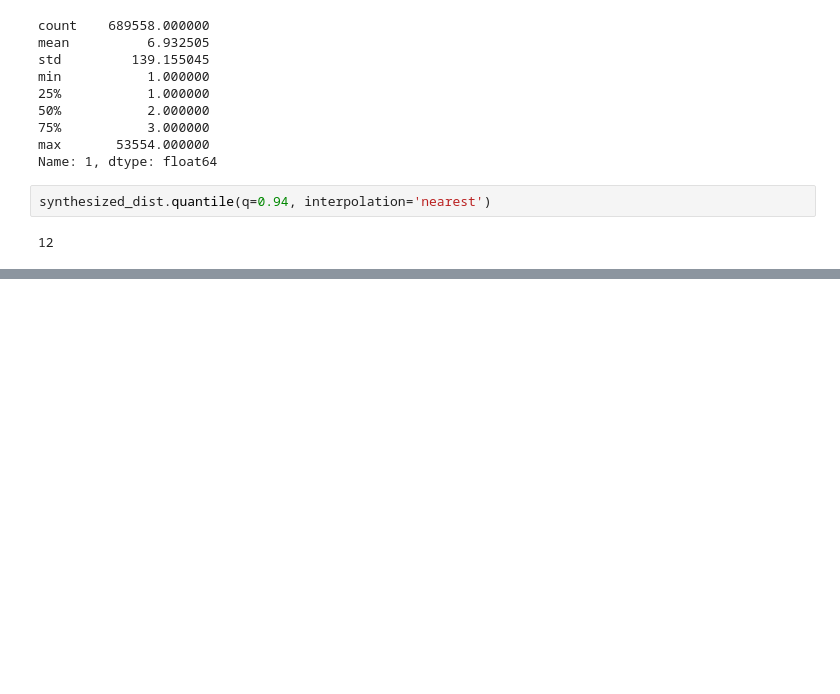
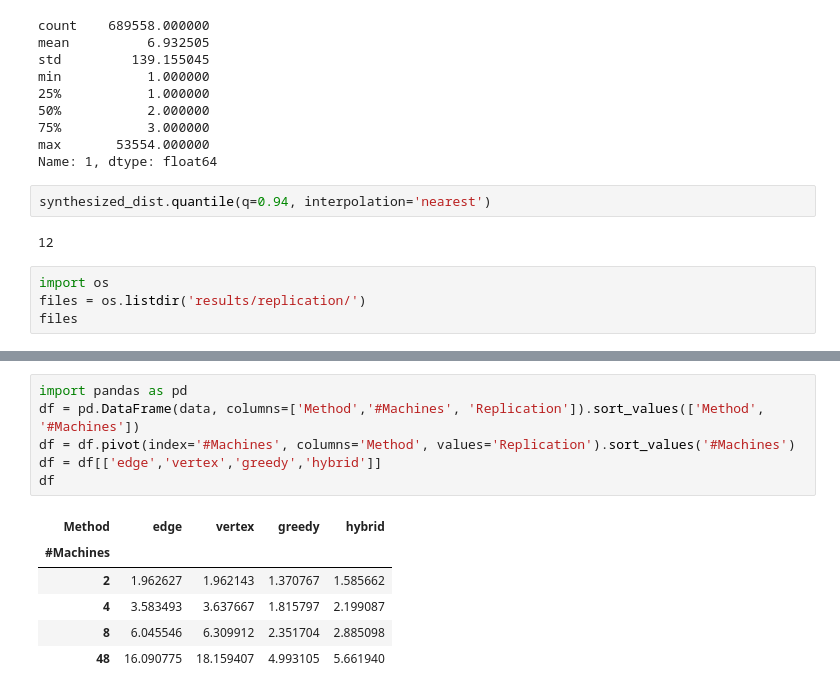
Before and after one commit to TiagoMAntunes/big-data-class-2021, a Jupyter notebook: hw8/analysis.ipynb, the cells around one changed output, grey strips where cells are left out. Drawn from its saved outputs; the diff is of its cells as text; blank space fills up the shorter version.

```diff
--- a/hw8/analysis.ipynb
+++ b/hw8/analysis.ipynb
@@ -81,3 +81,7 @@ Name: 1, dtype: float64
 synthesized_dist.quantile(q=0.94, interpolation='nearest')
 # %% [output]
 12
+# %%
+import os
+files = os.listdir('results/replication/')
+files
@@ -83,0 +169,13 @@ synthesized_dist.quantile(q=0.94, interpolation='nearest')
+# %%
+import pandas as pd
+df = pd.DataFrame(data, columns=['Method','#Machines', 'Replication']).sort_values(['Method', '#Machines'])
+df = df.pivot(index='#Machines', columns='Method', values='Replication').sort_values('#Machines')
+df = df[['edge','vertex','greedy','hybrid']]
+df
+# %% [output]
+| Method | edge | vertex | greedy | hybrid |
+| #Machines |  |  |  |  |
+| 2 | 1.962627 | 1.962143 | 1.370767 | 1.585662 |
+| 4 | 3.583493 | 3.637667 | 1.815797 | 2.199087 |
+| 8 | 6.045546 | 6.309912 | 2.351704 | 2.885098 |
+| 48 | 16.090775 | 18.159407 | 4.993105 | 5.661940 |
```
Also changed, not shown: parts of 9 cells of this notebook, 1 other file.
